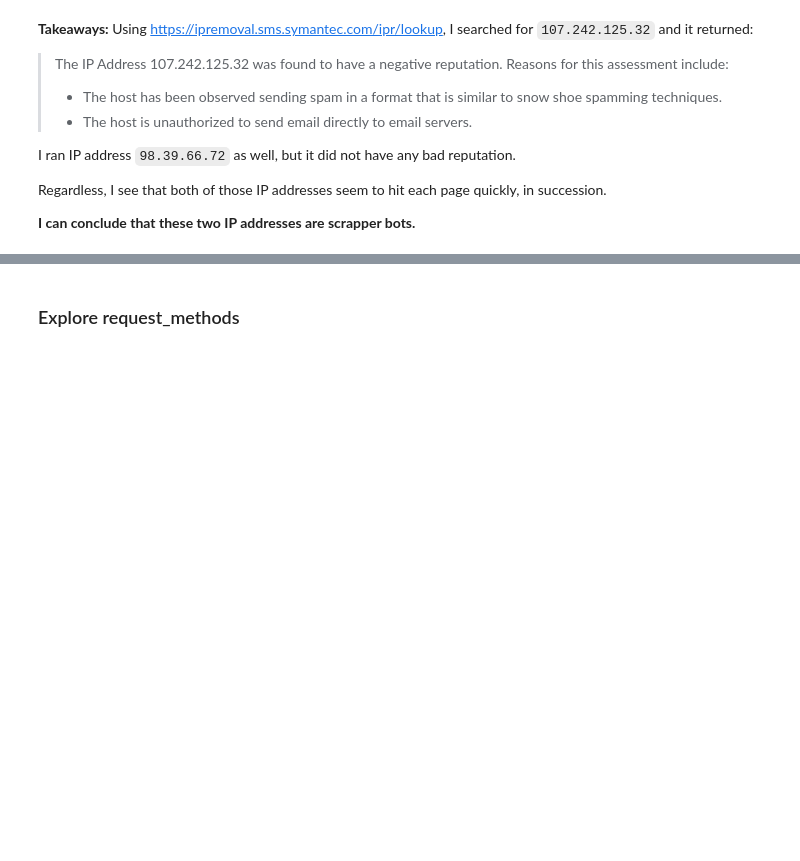
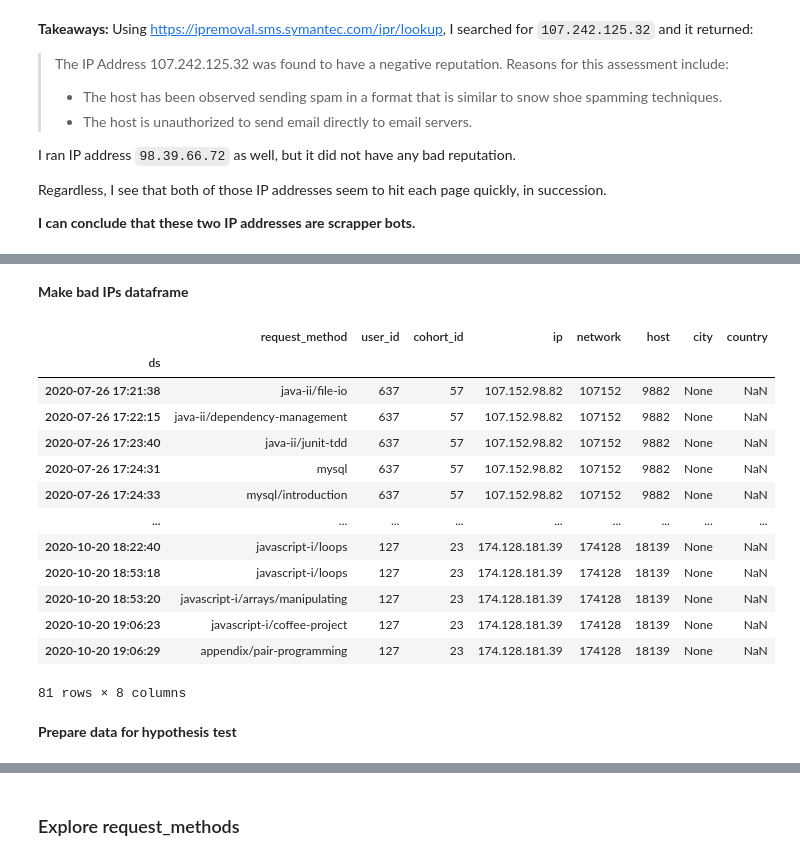
Before and after one commit to KwameTaylor/Curriculum-Access-Anomaly-Detection, a Jupyter notebook: Duds-During-Dardens-Duration_Anomaly-Detection-Project.ipynb, the cells around one changed output, grey strips where cells are left out. Saved outputs shown, nothing was run; the diff lists cells and outputs as text; code cells hidden in the pictures; blank space fills up the shorter version.

Commit message:
add bad IPs DataFrame

```diff
--- a/Duds-During-Dardens-Duration_Anomaly-Detection-Project.ipynb
+++ b/Duds-During-Dardens-Duration_Anomaly-Detection-Project.ipynb
@@ -457,0 +492,28 @@ The scrapper bots seem to be scrapping the Web Dev curriculum more than the Data
+# %% [markdown]
+**Make bad IPs dataframe**
+# %%
+bad_ips = darden_df[(darden_df.ip == '107.77.201.165') |
+                    (darden_df.ip == '174.128.181.39') |
+                    (darden_df.ip == '170.130.2.251') |
+                    (darden_df.ip == '174.246.201.223') |
+                    (darden_df.ip == '170.130.2.251') |
+                    (darden_df.ip == '31.13.189.90') |
+                    (darden_df.ip == '107.152.98.82')]
+bad_ips
+# %% [output]
+|  | request_method | user_id | cohort_id | ip | network | host | city | country |
+| ds |  |  |  |  |  |  |  |  |
+| 2020-07-26 17:21:38 | java-ii/file-io | 637 | 57 | 107.152.98.82 | 107152 | 9882 | None | NaN |
+| 2020-07-26 17:22:15 | java-ii/dependency-management | 637 | 57 | 107.152.98.82 | 107152 | 9882 | None | NaN |
+| 2020-07-26 17:23:40 | java-ii/junit-tdd | 637 | 57 | 107.152.98.82 | 107152 | 9882 | None | NaN |
+| 2020-07-26 17:24:31 | mysql | 637 | 57 | 107.152.98.82 | 107152 | 9882 | None | NaN |
+| 2020-07-26 17:24:33 | mysql/introduction | 637 | 57 | 107.152.98.82 | 107152 | 9882 | None | NaN |
+| ... | ... | ... | ... | ... | ... | ... | ... | ... |
+| 2020-10-20 18:22:40 | javascript-i/loops | 127 | 23 | 174.128.181.39 | 174128 | 18139 | None | NaN |
+| 2020-10-20 18:53:18 | javascript-i/loops | 127 | 23 | 174.128.181.39 | 174128 | 18139 | None | NaN |
+| 2020-10-20 18:53:20 | javascript-i/arrays/manipulating | 127 | 23 | 174.128.181.39 | 174128 | 18139 | None | NaN |
+| 2020-10-20 19:06:23 | javascript-i/coffee-project | 127 | 23 | 174.128.181.39 | 174128 | 18139 | None | NaN |
+| 2020-10-20 19:06:29 | appendix/pair-programming | 127 | 23 | 174.128.181.39 | 174128 | 18139 | None | NaN |
+81 rows × 8 columns
+# %% [markdown]
+**Prepare data for hypothesis test**
```
Also changed, not shown: parts of 7 cells of this notebook.
